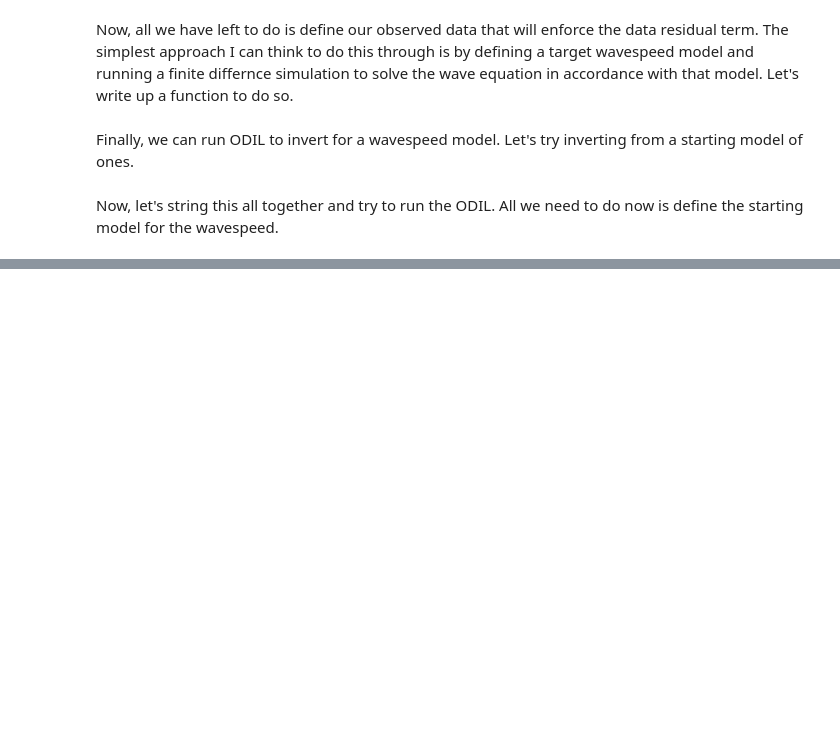
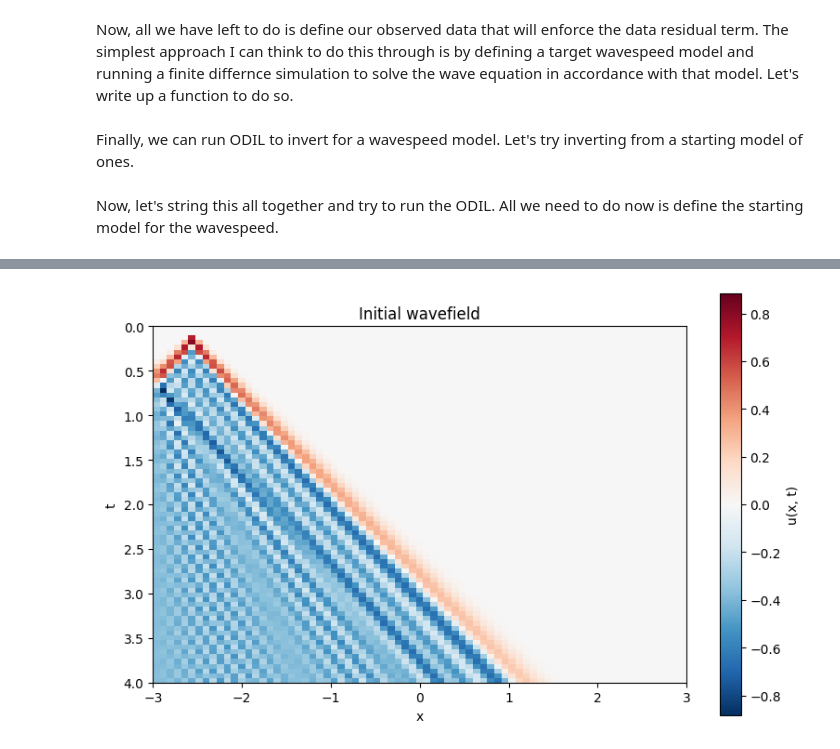
Before and after one commit to Commit2Cosmos/Transcranial-Ultrasound-ODIL, a Jupyter notebook: notebooks/sandbox/1dfwi.ipynb, the cells around one changed output, grey strips where cells are left out. Drawn from its saved outputs; the diff is of its cells as text; code cells hidden in the pictures; blank space fills up the shorter version.

```diff
--- a/notebooks/sandbox/1dfwi.ipynb
+++ b/notebooks/sandbox/1dfwi.ipynb
@@ -466,9 +466,13 @@ geom.show_geometry()
 # %%
 c_init = np.ones(u.I)
 u0_field = generate_observed_data(u, c_init, geom)   # uses the scaled source
 
 u._data[:u.wavespeed_idx] = u0_field.flatten() # seed the amplitude field
 u._data[u.wavespeed_idx:] = c_init # start c homogeneous
+
+u.show_domain(title="Initial wavefield", aspect=1)
+# %% [output]
+[figure, added]
 # %%
 # create our functional
 functional = Discrete1DFWILoss(u=u, d_obs=d_obs, geometry=geom)
```
Also changed, not shown: parts of 10 cells of this notebook.
